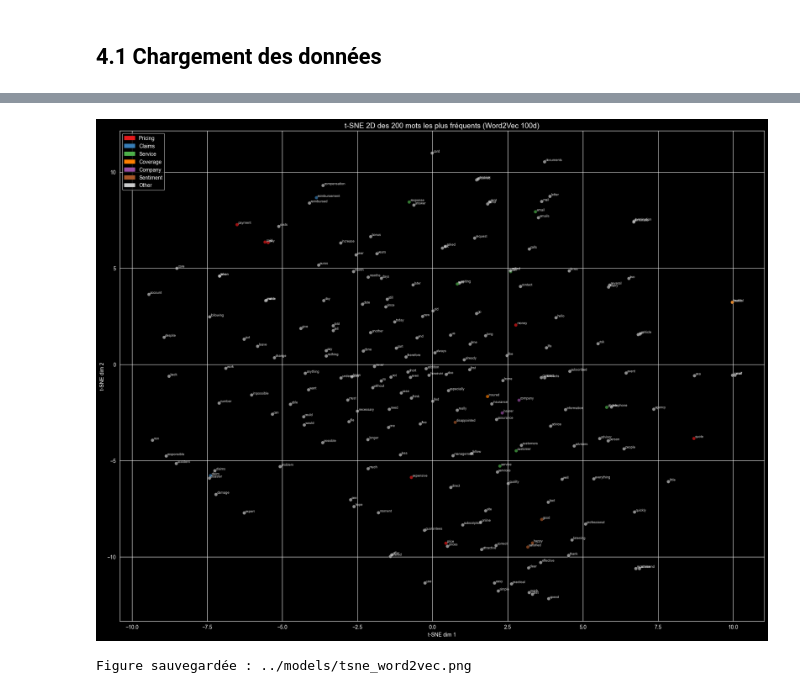
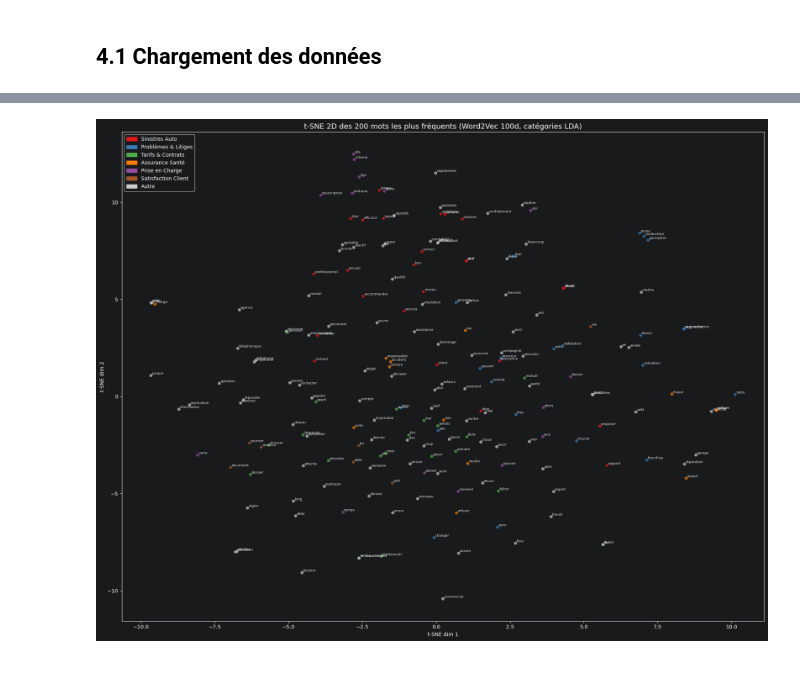
Before and after one commit to arseum/sentiment_analysis_model, a Jupyter notebook: notebooks/4_embeddings.ipynb, the cells around one changed output, grey strips where cells are left out. Drawn from its saved outputs; the diff is of its cells as text; code cells hidden in the pictures.

```diff
--- a/notebooks/4_embeddings.ipynb
+++ b/notebooks/4_embeddings.ipynb
@@ -47,7 +30,4 @@ Imports OK
 # %% [markdown]
 ## 4.1 Chargement des données
 # %%
-df = pd.read_csv('../data/processed/reviews_clean.csv')
-print(f'Shape: {df.shape}')
-print(f'Colonnes: {list(df.columns)}')
-df.head(3)
+df = pd.read_csv(DATA_CLEAN)
@@ -332,67 +223,46 @@ Shape des vecteurs pour t-SNE : (200, 100)
 t-SNE terminé. Shape: (200, 2)
+# %%
+lda = LdaModel.load(str(LDA_MODELS_DIR))
+lda_dict = corpora.Dictionary.load(str(DICTIONARIES_DIR))
+# %%
+categories = {
+    label: [word for word, _ in lda.show_topic(topic_id, topn=30)]
+    for topic_id, label in TOPIC_LABELS.items()
+}
+# %%
+def get_category(word):
+    for cat, words in categories.items():
+        if word in words:
+            return cat
+    return 'Autre'
 # %%
-# Define semantic clusters
-categories = {
-    'pricing':       ['price', 'cost', 'expensive', 'cheap', 'rate', 'premium', 'fee', 'pay', 'payment',
-                      'paid', 'money', 'dollar', 'charge', 'charged', 'affordable', 'discount', 'quote'],
-    'claims':        ['claim', 'denied', 'denial', 'reimbursement', 'reimburse', 'filed', 'filing',
-                      'covered', 'coverage', 'deductible', 'payout', 'approved', 'rejected', 'process'],
-    'service':       ['service', 'customer', 'support', 'agent', 'representative', 'helpful', 'rude',
-                      'response', 'call', 'phone', 'email', 'wait', 'hold', 'staff', 'team', 'spoke'],
-    'coverage':      ['coverage', 'policy', 'plan', 'benefit', 'cover', 'insured', 'deductible',
-                      'limit', 'network', 'provider', 'hospital', 'doctor', 'medical', 'health'],
-    'company':       ['geico', 'allstate', 'progressive', 'statefarm', 'nationwide', 'aetna', 'cigna',
-                      'humana', 'united', 'anthem', 'company', 'insurer', 'carrier', 'broker'],
-    'sentiment':     ['good', 'great', 'excellent', 'terrible', 'awful', 'worst', 'best', 'happy',
-                      'satisfied', 'disappointed', 'frustrated', 'pleased', 'amazing', 'horrible'],
+color_map = {
+    'Sinistres Auto': '#e41a1c',
+    'Problèmes & Litiges': '#377eb8',
+    'Tarifs & Contrats': '#4daf4a',
+    'Assurance Santé': '#ff7f00',
+    'Prise en Charge': '#984ea3',
+    'Satisfaction Client': '#a65628',
+    'Autre': '#cccccc',
 }
-
-color_map = {
-    'pricing':   '#e41a1c',
-    'claims':    '#377eb8',
-    'service':   '#4daf4a',
-    'coverage':  '#ff7f00',
-    'company':   '#984ea3',
-    'sentiment': '#a65628',
-    'other':     '#cccccc',
-}
-
-def get_category(word):
-    for cat, words in categories.items():
-        if word in words:
-            return cat
-    return 'other'
 
 word_categories = [get_category(w) for w in top_words]
 point_colors = [color_map[c] for c in word_categories]
 
-# Plot
 fig, ax = plt.subplots(figsize=(18, 14))
 ax.scatter(tsne_coords[:, 0], tsne_coords[:, 1], c=point_colors, alpha=0.7, s=40, linewidths=0.3, edgecolors='k')
 
-# Annotate all words
 for i, word in enumerate(top_words):
-    ax.annotate(
-        word,
-        xy=(tsne_coords[i, 0], tsne_coords[i, 1]),
-        fontsize=6.5,
-        alpha=0.85,
-        xytext=(2, 2),
-        textcoords='offset points'
-    )
+    ax.annotate(word, xy=(tsne_coords[i, 0], tsne_coords[i, 1]),
+                fontsize=6.5, alpha=0.85, xytext=(2, 2), textcoords='offset points')
 
-# Legend
-legend_patches = [mpatches.Patch(color=color_map[cat], label=cat.capitalize()) for cat in color_map]
+legend_patches = [mpatches.Patch(color=color_map[cat], label=cat) for cat in color_map]
 ax.legend(handles=legend_patches, loc='upper left', fontsize=10, framealpha=0.8)
-
-ax.set_title('t-SNE 2D des 200 mots les plus fréquents (Word2Vec 100d)', fontsize=14)
+ax.set_title('t-SNE 2D des 200 mots les plus fréquents (Word2Vec 100d, catégories LDA)', fontsize=14)
 ax.set_xlabel('t-SNE dim 1')
 ax.set_ylabel('t-SNE dim 2')
 plt.tight_layout()
-plt.savefig('../models/tsne_word2vec.png', dpi=150, bbox_inches='tight')
 plt.show()
-print('Figure sauvegardée : ../models/tsne_word2vec.png')
 # %% [output]
-[figure, old version]
+[figure, new version]
-Figure sauvegardée : ../models/tsne_word2vec.png
 # %% [markdown]
```
Also changed, not shown: parts of 46 cells of this notebook, 15 other files.
